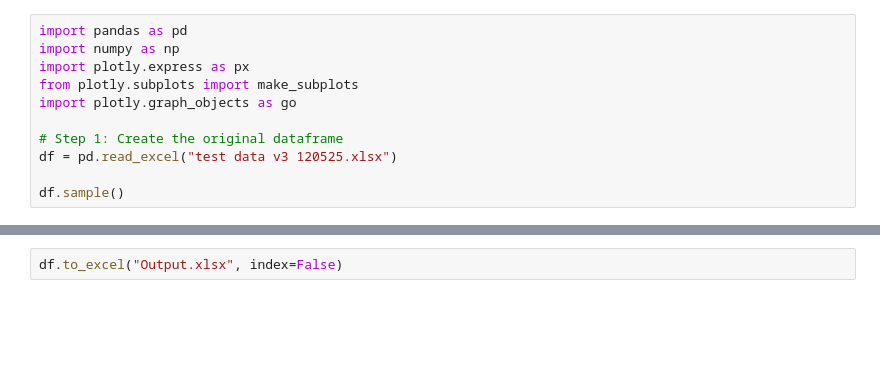
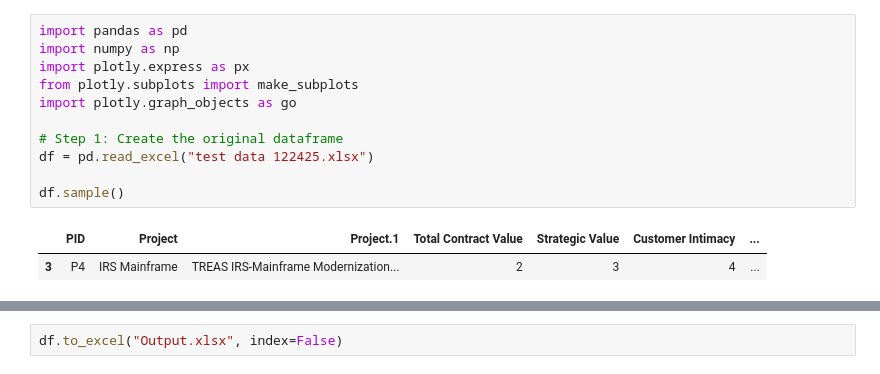
Before and after one commit to wcj365/magic_quadrant, a Jupyter notebook: magic_quadrant.ipynb, the cells around one changed output, grey strips where cells are left out. Cells and saved outputs as stored; diff of their text form; blank space fills up the shorter version.

```diff
--- a/magic_quadrant.ipynb
+++ b/magic_quadrant.ipynb
@@ -1,13 +1,16 @@
 # %%
 import pandas as pd
 import numpy as np
 import plotly.express as px
 from plotly.subplots import make_subplots
 import plotly.graph_objects as go
 
 # Step 1: Create the original dataframe
-df = pd.read_excel("test data v3 120525.xlsx")
+df = pd.read_excel("test data 122425.xlsx")
 
 df.sample()
+# %% [output]
+|  | PID | Project | Project.1 | Total Contract Value | Strategic Value | Customer Intimacy | ... |
+| 3 | P4 | IRS Mainframe | TREAS IRS-Mainframe Modernization... | 2 | 3 | 4 | ... |
 # %%
 df.columns
```
Also changed, not shown: parts of 5 cells of this notebook.
